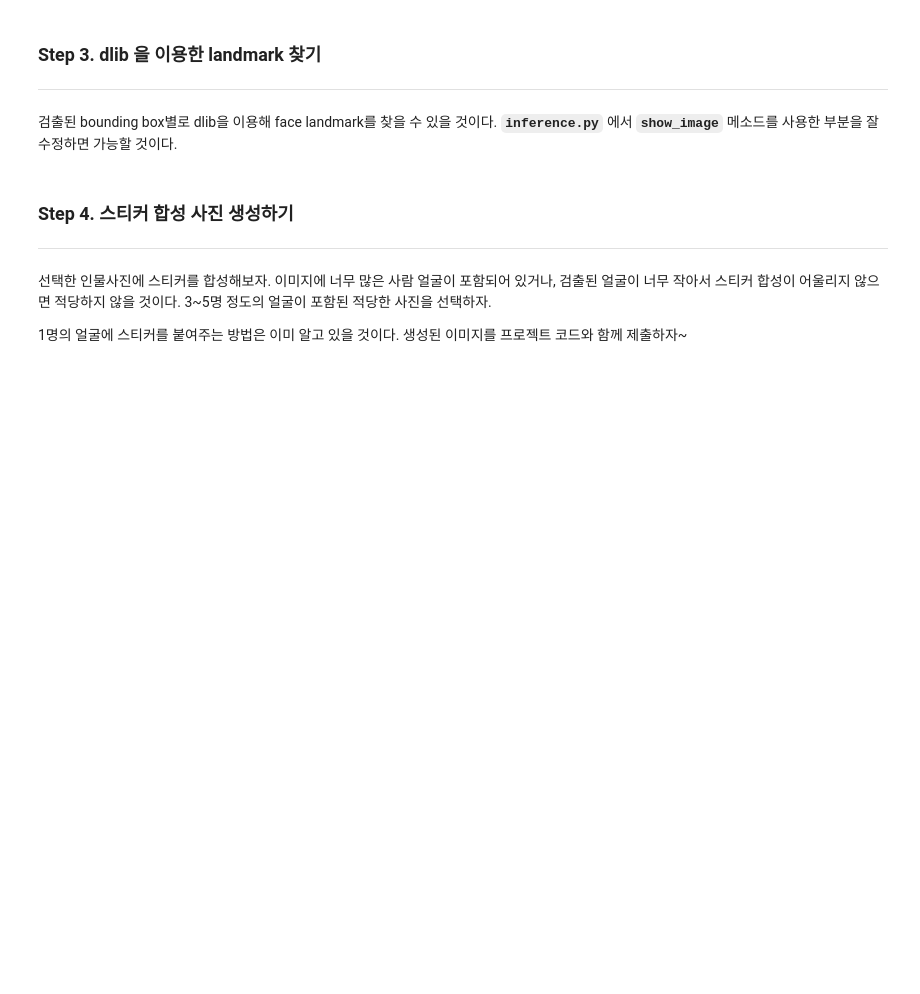
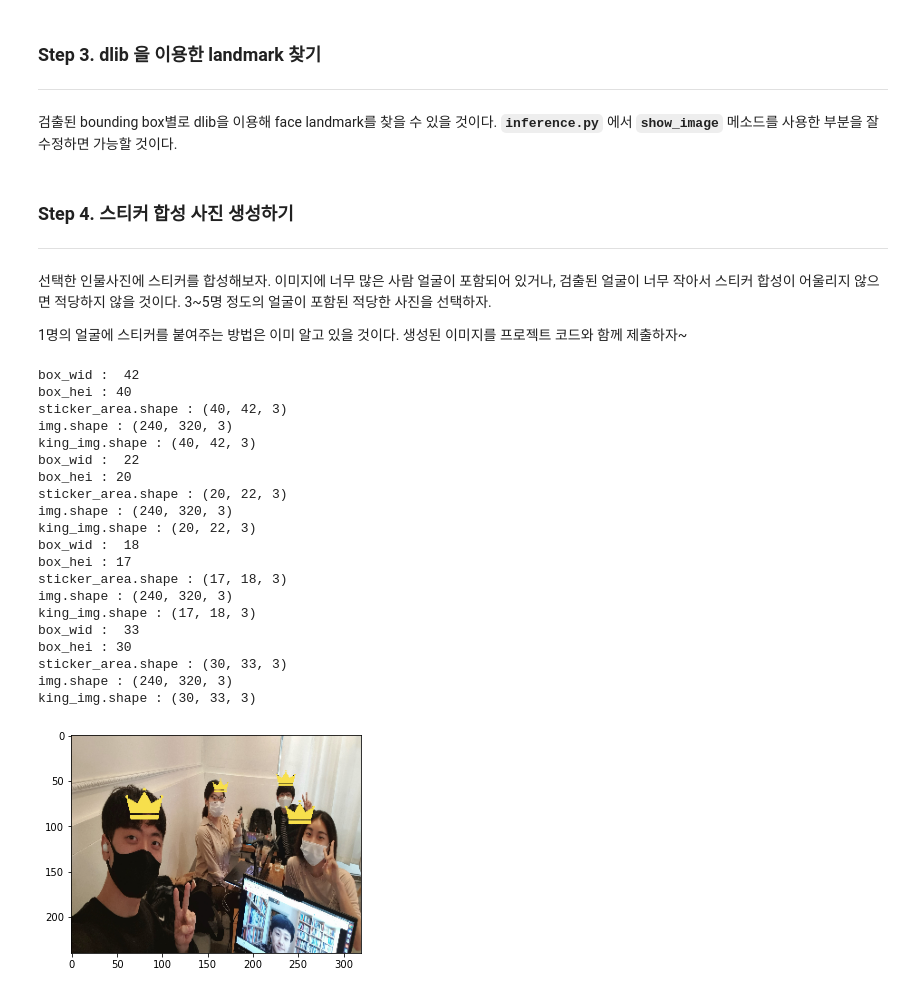
Before and after one commit to IsaacTips/AIFFEL, a Jupyter notebook: Going_Deeper/Project9_SSD_multiface_detection/Project9_SSD_multiface_detection.ipynb, the cells around one changed output. Drawn from its saved outputs; the diff is of its cells as text; code cells hidden in the pictures; blank space fills up the shorter version.

```diff
--- a/Going_Deeper/Project9_SSD_multiface_detection/Project9_SSD_multiface_detection.ipynb
+++ b/Going_Deeper/Project9_SSD_multiface_detection/Project9_SSD_multiface_detection.ipynb
@@ -1772,3 +1828,46 @@ $ cd ~/aiffel/face_detector && python inference.py  checkpoints/  image.png
 선택한 인물사진에 스티커를 합성해보자. 이미지에 너무 많은 사람 얼굴이 포함되어 있거나, 검출된 얼굴이 너무 작아서 스티커 합성이 어울리지 않으면 적당하지 않을 것이다. 3~5명 정도의 얼굴이 포함된 적당한 사진을 선택하자.
 
 1명의 얼굴에 스티커를 붙여주는 방법은 이미 알고 있을 것이다. 생성된 이미지를 프로젝트 코드와 함께 제출하자~
+# %%
+import matplotlib.pyplot as plt
+
+img_raw = cv2.imread(img_path)
+img_raw = cv2.resize(img_raw, (320, 240))
+for prior_index in range(len(boxes)):
+    show_king(img_raw, boxes, classes, scores, img_height_raw, img_width_raw, prior_index, cfg['labels_list'])
+
+
+
+
+
+cv2.imwrite(save_img_path, img_raw)
+king=cv2.cvtColor(img_raw, cv2.COLOR_BGR2RGB)
+plt.imshow(king)
+plt.show()
+cv2.imshow('results', img_raw)
+
+
+if cv2.waitKey(0) == ord('q'):
+    exit(0)
+# %% [output]
+box_wid :  42
+box_hei : 40
+sticker_area.shape : (40, 42, 3)
+img.shape : (240, 320, 3)
+king_img.shape : (40, 42, 3)
+box_wid :  22
+box_hei : 20
+sticker_area.shape : (20, 22, 3)
+img.shape : (240, 320, 3)
+king_img.shape : (20, 22, 3)
+box_wid :  18
+box_hei : 17
+sticker_area.shape : (17, 18, 3)
+img.shape : (240, 320, 3)
+king_img.shape : (17, 18, 3)
+box_wid :  33
+box_hei : 30
+sticker_area.shape : (30, 33, 3)
+img.shape : (240, 320, 3)
+king_img.shape : (30, 33, 3)
+[figure, added]
```
Also changed, not shown: parts of 6 cells of this notebook.
